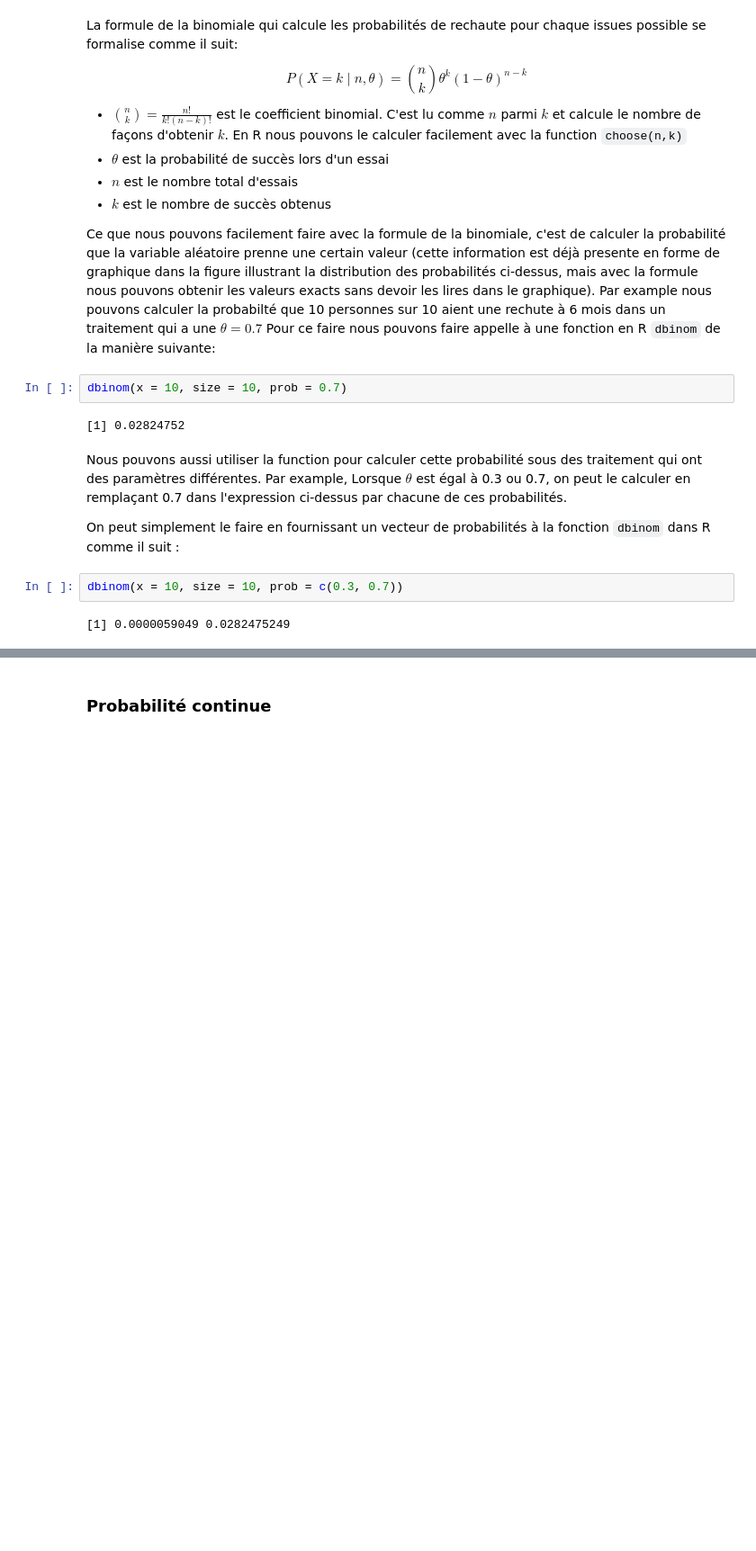
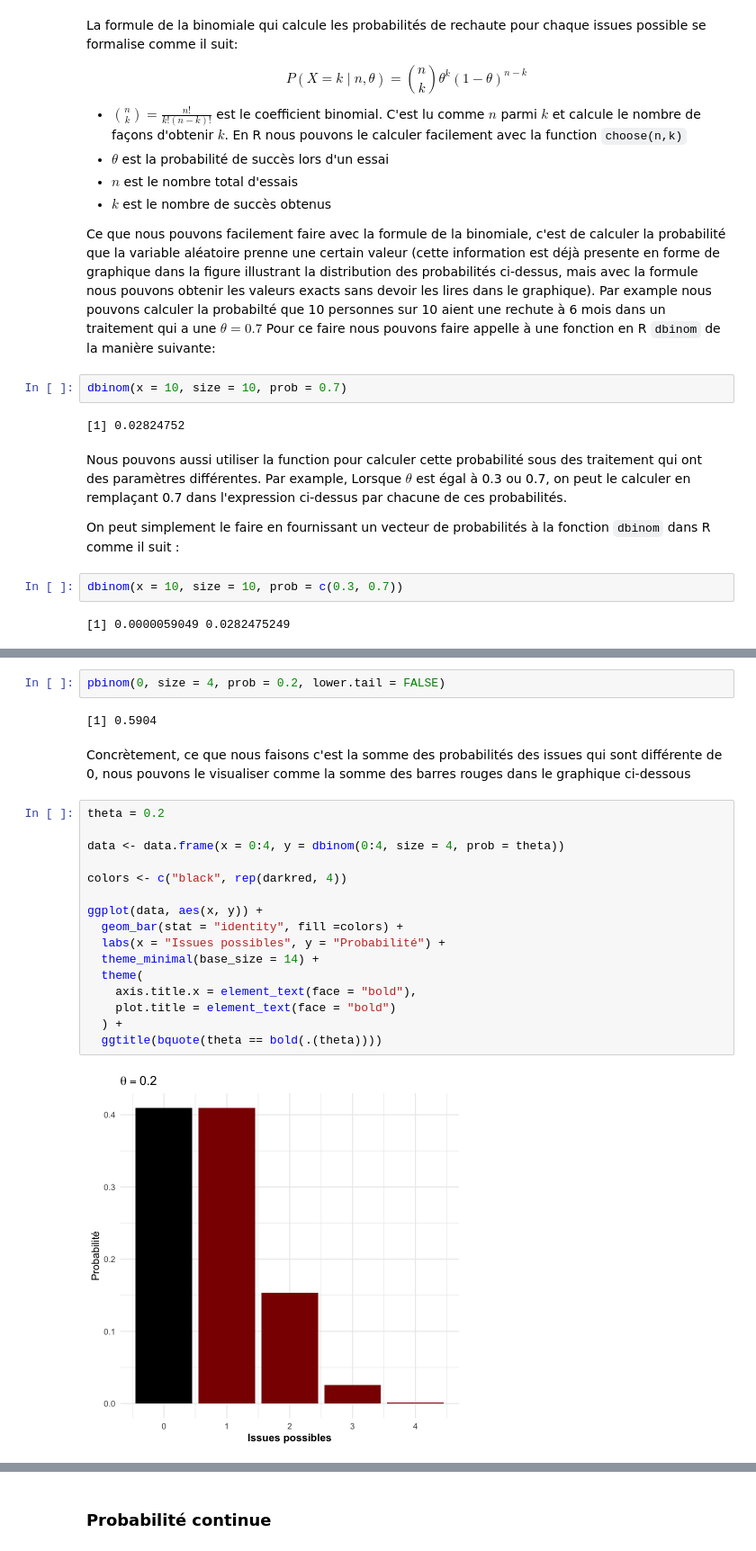
Before and after one commit to Affect-Learning-Decisions-Lab/cours_751526, a Jupyter notebook: probabilité/probabilité.ipynb, the cells around one changed output, grey strips where cells are left out. Shown at 90% size. Saved outputs shown, nothing was run; the diff lists cells and outputs as text; blank space fills up the shorter version.

```diff
--- a/probabilité/probabilité.ipynb
+++ b/probabilité/probabilité.ipynb
@@ -215,0 +237,24 @@ dbinom(x = 10, size = 10, prob = c(0.3, 0.7))
+# %%
+pbinom(0, size = 4, prob = 0.2, lower.tail = FALSE)
+# %% [output]
+[1] 0.5904
+# %% [markdown]
+Concrètement, ce que nous faisons c'est la somme des probabilités des issues qui sont différente de 0, nous pouvons le visualiser comme la somme des barres rouges dans le graphique ci-dessous
+# %%
+theta = 0.2
+
+data <- data.frame(x = 0:4, y = dbinom(0:4, size = 4, prob = theta))
+
+colors <- c("black", rep(darkred, 4))
+
+ggplot(data, aes(x, y)) +
+  geom_bar(stat = "identity", fill =colors) +
+  labs(x = "Issues possibles", y = "Probabilité") +
+  theme_minimal(base_size = 14) +
+  theme(
+    axis.title.x = element_text(face = "bold"),
+    plot.title = element_text(face = "bold")
+  ) +
+  ggtitle(bquote(theta == bold(.(theta))))
+# %% [output]
+[figure, added]
```
Also changed, not shown: parts of 12 cells of this notebook.
